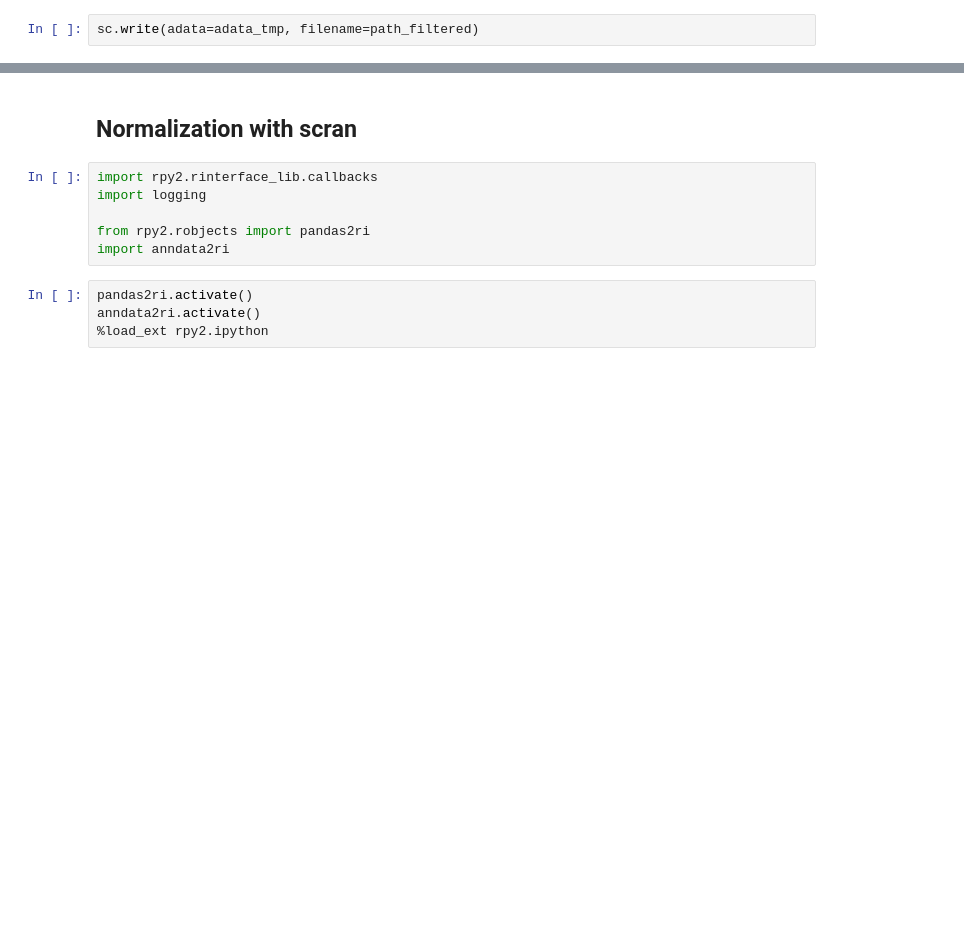
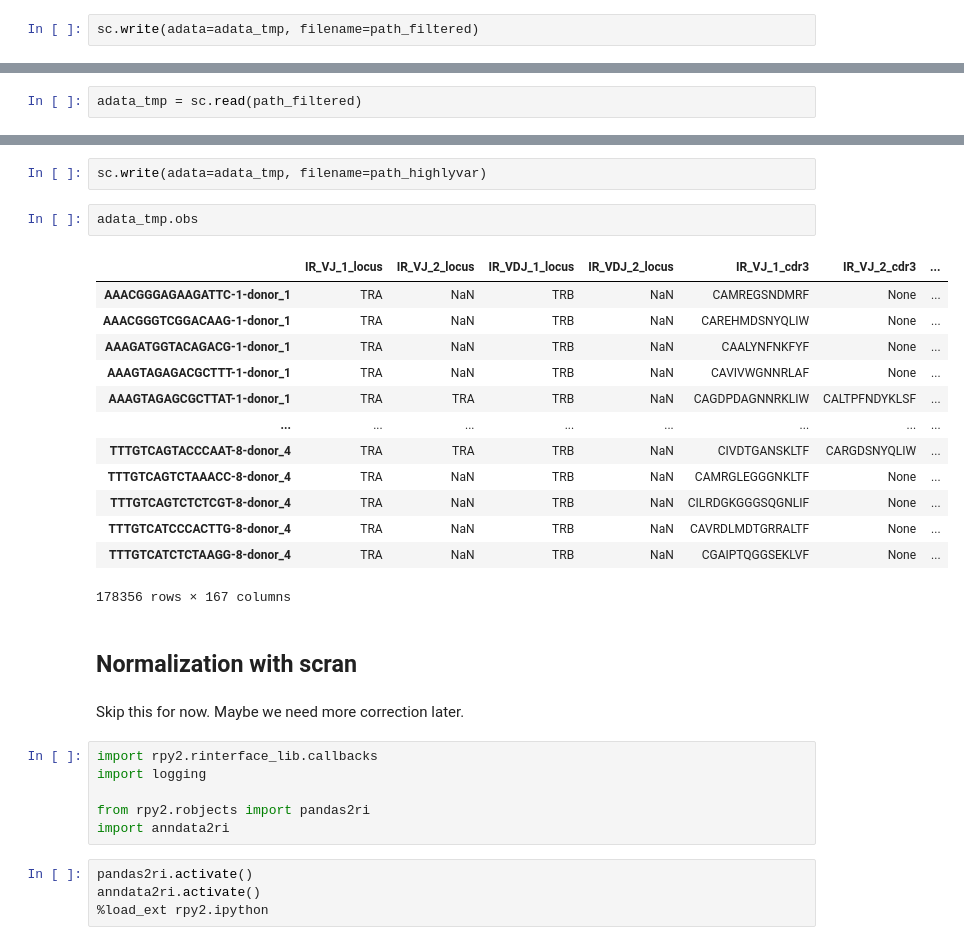
Before and after one commit to SchubertLab/mvTCR, a Jupyter notebook: preprocessing/pre_processing_10x.ipynb, the cells around one changed output, grey strips where cells are left out. Saved outputs shown, nothing was run; the diff lists cells and outputs as text; blank space fills up the shorter version.

```diff
--- a/preprocessing/pre_processing_10x.ipynb
+++ b/preprocessing/pre_processing_10x.ipynb
@@ -386,0 +399,2 @@ sc.write(adata=adata_tmp, filename=path_filtered)
+# %%
+adata_tmp = sc.read(path_filtered)
@@ -387,5 +416,25 @@ sc.write(adata=adata_tmp, filename=path_filtered)
+# %%
+sc.write(adata=adata_tmp, filename=path_highlyvar)
+# %%
+adata_tmp.obs
+# %% [output]
+|  | IR_VJ_1_locus | IR_VJ_2_locus | IR_VDJ_1_locus | IR_VDJ_2_locus | IR_VJ_1_cdr3 | IR_VJ_2_cdr3 | ... |
+| AAACGGGAGAAGATTC-1-donor_1 | TRA | NaN | TRB | NaN | CAMREGSNDMRF | None | ... |
+| AAACGGGTCGGACAAG-1-donor_1 | TRA | NaN | TRB | NaN | CAREHMDSNYQLIW | None | ... |
+| AAAGATGGTACAGACG-1-donor_1 | TRA | NaN | TRB | NaN | CAALYNFNKFYF | None | ... |
+| AAAGTAGAGACGCTTT-1-donor_1 | TRA | NaN | TRB | NaN | CAVIVWGNNRLAF | None | ... |
+| AAAGTAGAGCGCTTAT-1-donor_1 | TRA | TRA | TRB | NaN | CAGDPDAGNNRKLIW | CALTPFNDYKLSF | ... |
+| ... | ... | ... | ... | ... | ... | ... | ... |
+| TTTGTCAGTACCCAAT-8-donor_4 | TRA | TRA | TRB | NaN | CIVDTGANSKLTF | CARGDSNYQLIW | ... |
+| TTTGTCAGTCTAAACC-8-donor_4 | TRA | NaN | TRB | NaN | CAMRGLEGGGNKLTF | None | ... |
+| TTTGTCAGTCTCTCGT-8-donor_4 | TRA | NaN | TRB | NaN | CILRDGKGGGSQGNLIF | None | ... |
+| TTTGTCATCCCACTTG-8-donor_4 | TRA | NaN | TRB | NaN | CAVRDLMDTGRRALTF | None | ... |
+| TTTGTCATCTCTAAGG-8-donor_4 | TRA | NaN | TRB | NaN | CGAIPTQGGSEKLVF | None | ... |
+178356 rows × 167 columns
 # %% [markdown]
 ## Normalization with scran
+# %% [markdown]
+Skip this for now. Maybe we need more correction later.
 # %%
 import rpy2.rinterface_lib.callbacks
 import logging
```
Also changed, not shown: parts of 25 cells of this notebook.
